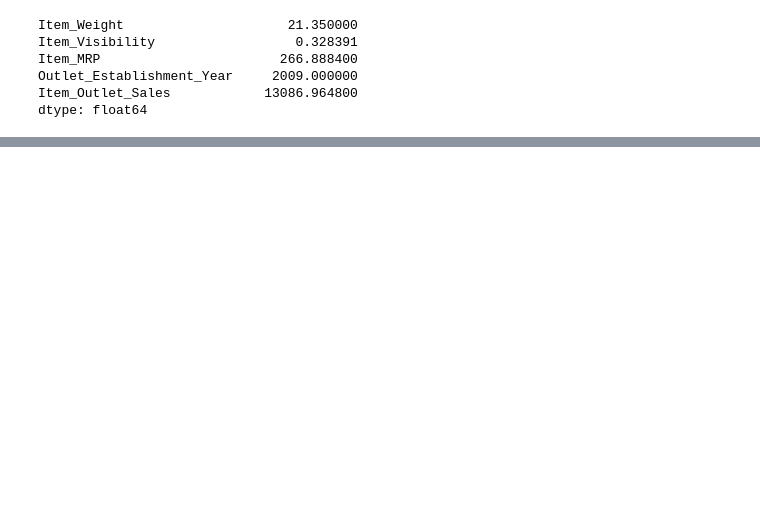
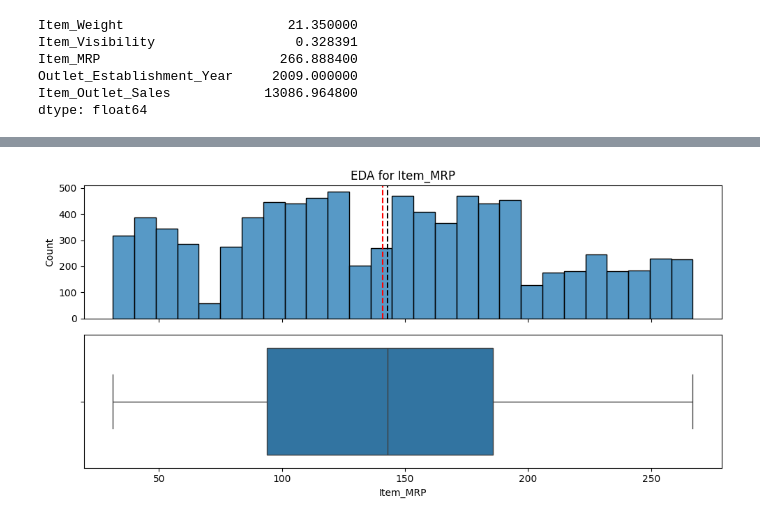
Before and after one commit to InesBouker/sales-predictions, a Jupyter notebook: Untitled4.ipynb, the cells around one changed output, grey strips where cells are left out. Saved outputs shown, nothing was run; the diff lists cells and outputs as text; code cells hidden in the pictures; blank space fills up the shorter version.

```diff
--- a/Untitled4.ipynb
+++ b/Untitled4.ipynb
@@ -220,0 +269,4 @@ dtype: float64
+# %%
+plot_numeric(df,'Item_MRP')
+# %% [output]
+[figure, added]
```
Also changed, not shown: parts of 22 cells of this notebook.
